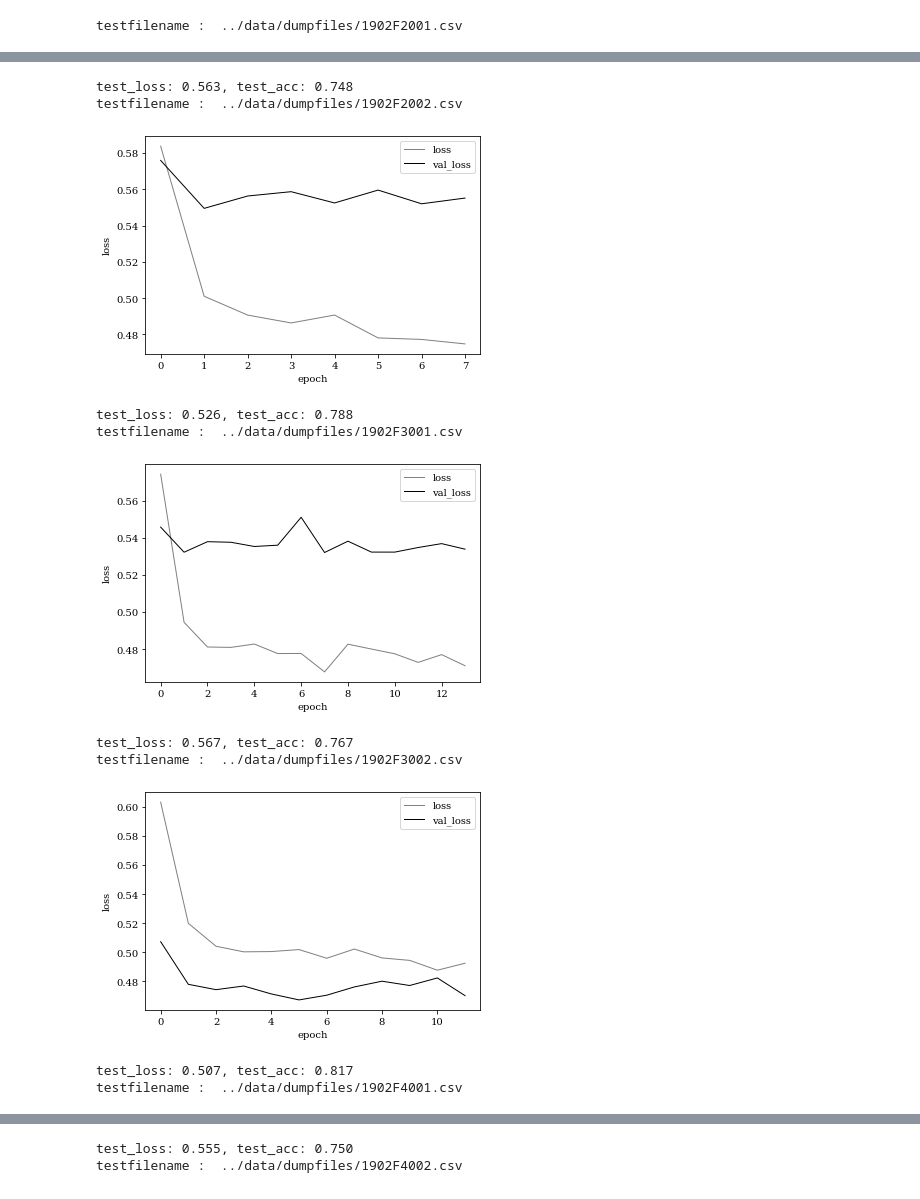
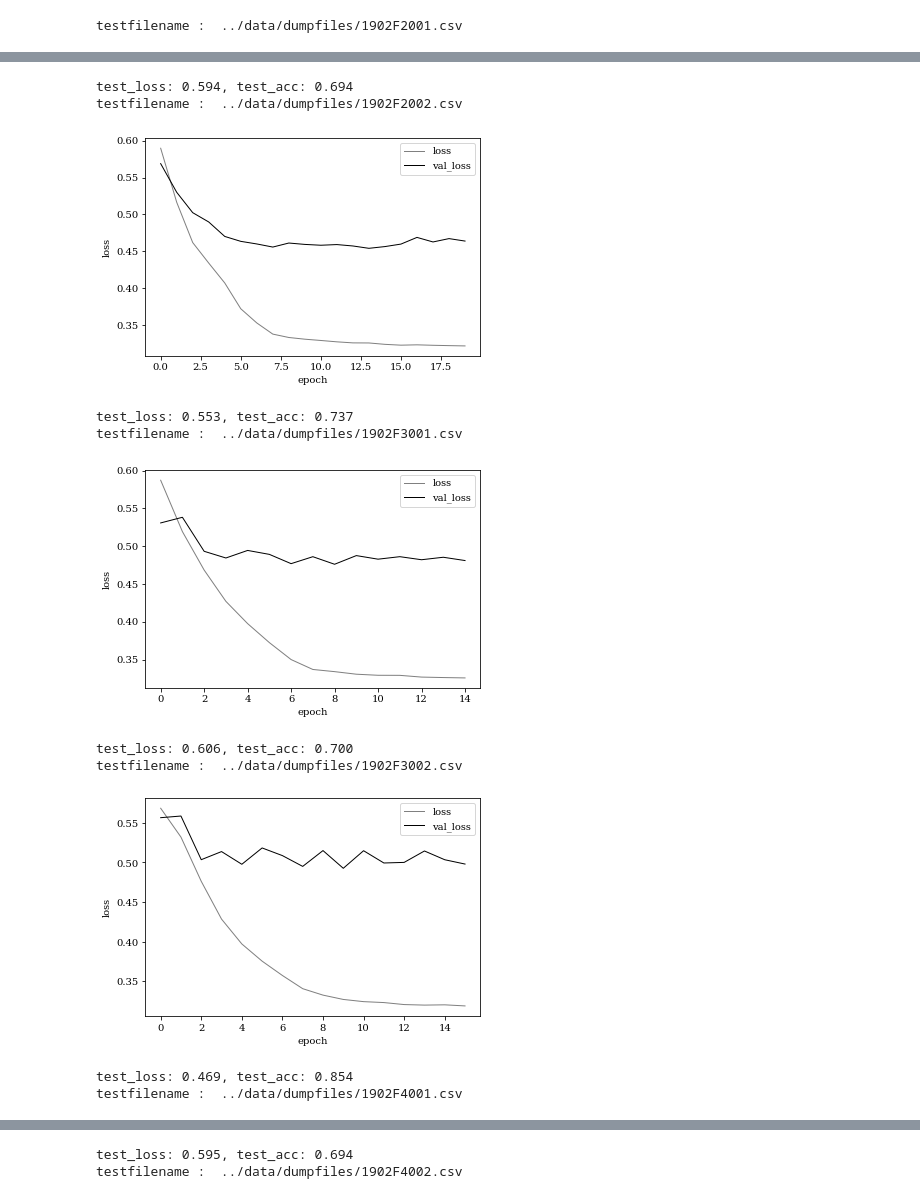
Before and after one commit to ryo3568/Hazumi1902, a Jupyter notebook: step3/BIRNN.ipynb, the cells around one changed output, grey strips where cells are left out. Saved outputs shown, nothing was run; the diff lists cells and outputs as text; code cells hidden in the pictures.

```diff
--- a/step3/BIRNN.ipynb
+++ b/step3/BIRNN.ipynb
@@ -28,20 +31,17 @@ device = torch.device('cuda' if torch.cuda.is_available() else 'cpu')
 class BiRNN(nn.Module):
     def __init__(self, hidden_dim):
         super().__init__()
-        self.l1 = nn.LSTM(1463, hidden_dim, batch_first=True, bidirectional=True)
-        self.l2 = nn.LSTM(hidden_dim * 2, hidden_dim, batch_first=True, bidirectional=True)
-        self.l3 = nn.Linear(hidden_dim*2, 2)
+        self.l1 = nn.LSTM(1463, hidden_dim, num_layers=2, batch_first=True, bidirectional=True, dropout=0.5)
+        self.l2 = nn.Linear(hidden_dim*2, 2)
 
-        nn.init.xavier_normal_(self.l1.weight_ih_l0)
-        nn.init.orthogonal_(self.l1.weight_hh_l0)
-        nn.init.xavier_normal_(self.l2.weight_ih_l0)
-        nn.init.orthogonal_(self.l2.weight_hh_l0)
-        nn.init.xavier_normal_(self.l3.weight)
+
+        # nn.init.xavier_normal_(self.l1.weight_ih_l0)
+        # nn.init.orthogonal_(self.l1.weight_hh_l0)
+        # nn.init.xavier_normal_(self.l2.weight)
 
     def forward(self, x):
         h, _ = self.l1(x)
-        h, _ = self.l2(h)
-        h = self.l3(h) # 入力hでいいのか
+        h = self.l2(h) # 入力hでいいのか
         y = F.softmax(h, dim=2)
         return y.squeeze()
 # %%
@@ -63,8 +63,7 @@ for testfile in hazumi.files:
     x_train, x_test, t_train, t_test = hazumi.load_data(testfile=testfile)
     x_train, x_val, t_train, t_val = train_test_split(x_train, t_train, test_size=0.2)
 
-    #標準化
-    # maxlen = 50
+    #padding
     x_train = pad_sequences(x_train,padding='post')
     x_val = pad_sequences(x_val,padding='post')
     x_test = pad_sequences(x_test,padding='post')
@@ -73,6 +72,13 @@ for testfile in hazumi.files:
     t_val = pad_sequences(t_val, padding='post')
     t_test = pad_sequences(t_test, padding='post')
 
+    #標準化
+    scaler = Standardize()
+    scaler.fit(x_train)
+
+    x_train = scaler.transform(x_train)
+    x_val = scaler.transform(x_val)
+    x_test = scaler.transform(x_test)
 
     '''
     モデルの学習
@@ -187,11 +193,11 @@ testfilename :  ../data/dumpfiles/1902F2001.csv
-test_loss: 0.563, test_acc: 0.748
+test_loss: 0.594, test_acc: 0.694
 testfilename :  ../data/dumpfiles/1902F2002.csv
-[figure, old version]
+[figure, new version]
-test_loss: 0.526, test_acc: 0.788
+test_loss: 0.553, test_acc: 0.737
 testfilename :  ../data/dumpfiles/1902F3001.csv
-[figure, old version]
+[figure, new version]
-test_loss: 0.567, test_acc: 0.767
+test_loss: 0.606, test_acc: 0.700
 testfilename :  ../data/dumpfiles/1902F3002.csv
-[figure, old version]
+[figure, new version]
-test_loss: 0.507, test_acc: 0.817
+test_loss: 0.469, test_acc: 0.854
 testfilename :  ../data/dumpfiles/1902F4001.csv
@@ -199,2 +205,2 @@ testfilename :  ../data/dumpfiles/1902F4001.csv
-test_loss: 0.555, test_acc: 0.750
+test_loss: 0.595, test_acc: 0.694
 testfilename :  ../data/dumpfiles/1902F4002.csv
```
Also changed, not shown: parts of 5 cells of this notebook, 7 other files.
